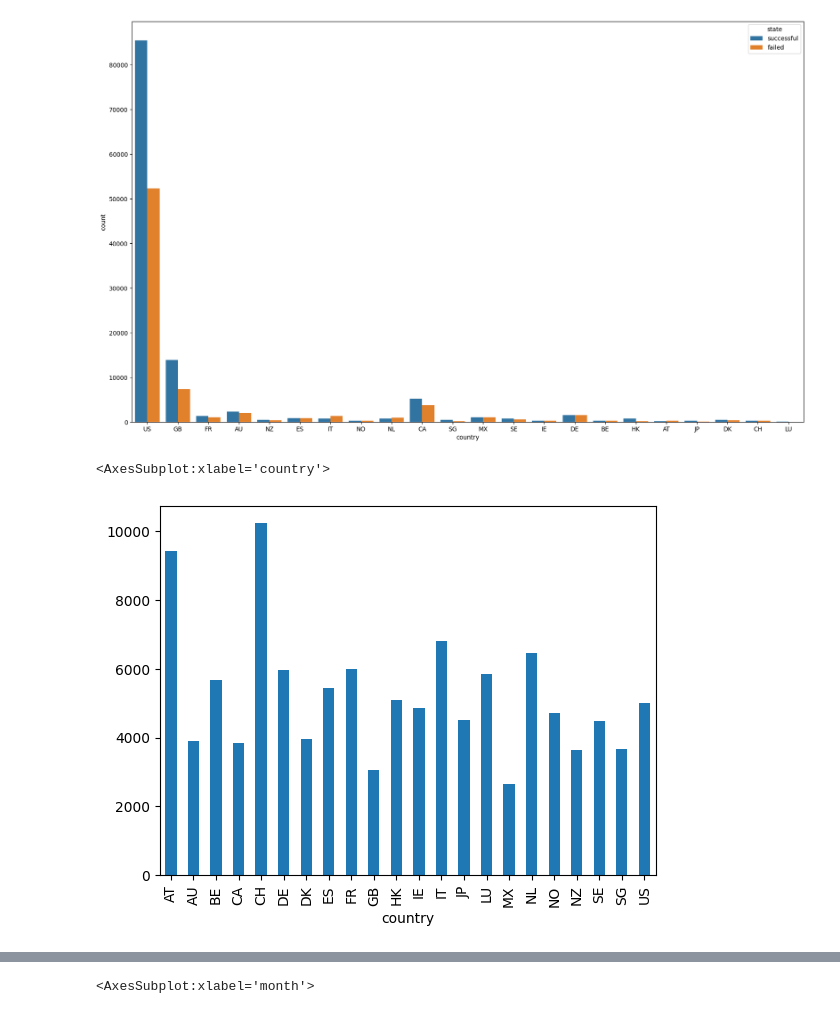
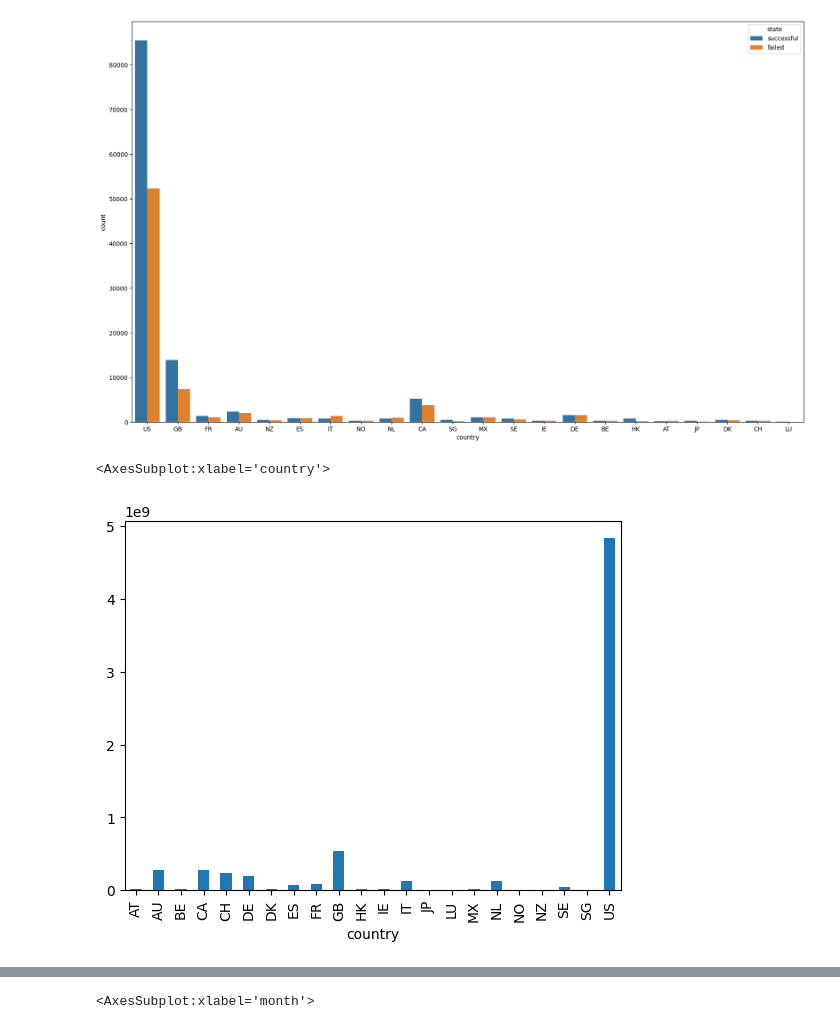
Before and after one commit to joshuadbeil/kickstarter_challenge, a Jupyter notebook: 04-Visualisations.ipynb, the cells around one changed output, grey strips where cells are left out. Saved outputs shown, nothing was run; the diff lists cells and outputs as text; code cells hidden in the pictures.

Commit message:
visualisations

```diff
--- a/04-Visualisations.ipynb
+++ b/04-Visualisations.ipynb
@@ -140,8 +140,8 @@ sns.countplot(data = df, x= 'country', hue = 'state')
 <AxesSubplot:xlabel='country', ylabel='count'>
 [figure]
 # %%
-df.groupby('country').converted_goal.median().plot(kind='bar')
+df.groupby('country').converted_goal.sum().plot(kind='bar')
 # %% [output]
 <AxesSubplot:xlabel='country'>
-[figure, old version]
+[figure, new version]
 # %%
```
Also changed, not shown: parts of 10 cells of this notebook, 1 other file.
